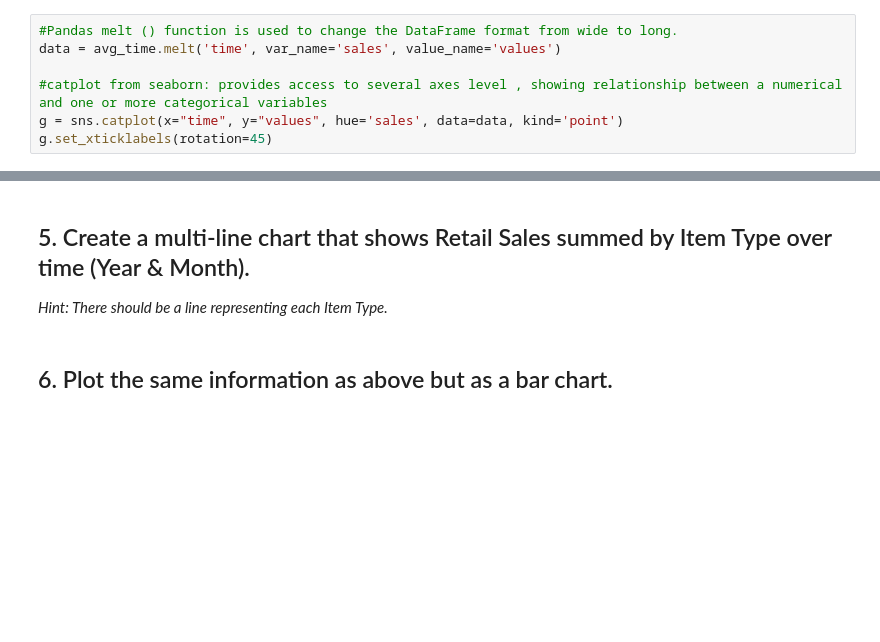
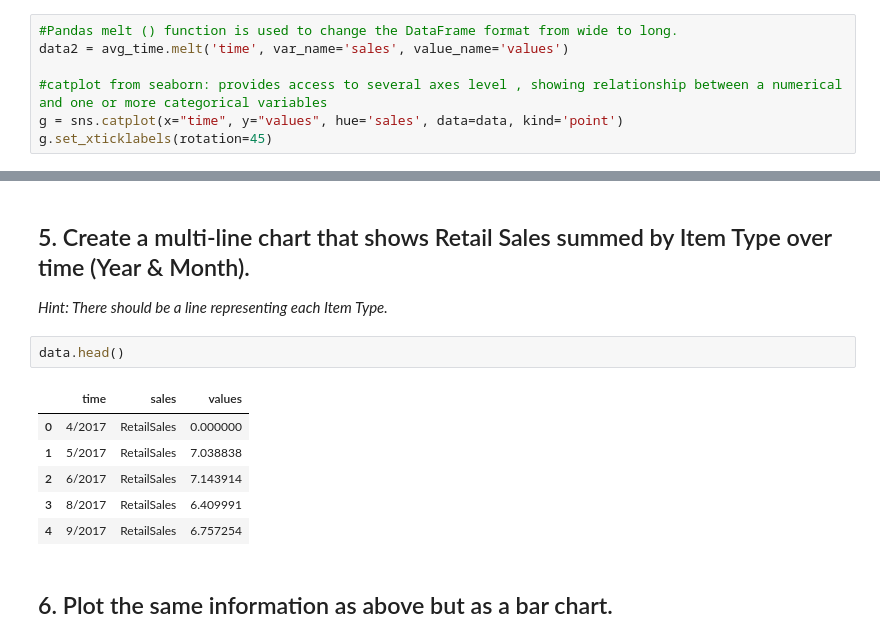
Before and after one commit to JaimeSastreCrespo/DAFT_1022, a Jupyter notebook: module_2/Lab_2_ Plotting-Multiple-Data-Series/main.ipynb, the cells around one changed output, grey strips where cells are left out. Drawn from its saved outputs; the diff is of its cells as text; blank space fills up the shorter version.

```diff
--- a/module_2/Lab_2_ Plotting-Multiple-Data-Series/main.ipynb
+++ b/module_2/Lab_2_ Plotting-Multiple-Data-Series/main.ipynb
@@ -108,7 +108,7 @@ avg_time
 | 9 | 5.939247 | 6.050136 | 20.229658 | 2/2018 |
 # %%
 #Pandas melt () function is used to change the DataFrame format from wide to long.
-data = avg_time.melt('time', var_name='sales', value_name='values')
+data2 = avg_time.melt('time', var_name='sales', value_name='values')
 
 #catplot from seaborn: provides access to several axes level , showing relationship between a numerical and one or more categorical variables
 g = sns.catplot(x="time", y="values", hue='sales', data=data, kind='point')
@@ -126,6 +125,15 @@ bar = sns.barplot(x="time", y="values", hue='sales', data=data)
 ## 5. Create a multi-line chart that shows Retail Sales summed by Item Type over time (Year & Month).
 
 *Hint: There should be a line representing each Item Type.*
+# %%
+data.head()
+# %% [output]
+|  | time | sales | values |
+| 0 | 4/2017 | RetailSales | 0.000000 |
+| 1 | 5/2017 | RetailSales | 7.038838 |
+| 2 | 6/2017 | RetailSales | 7.143914 |
+| 3 | 8/2017 | RetailSales | 6.409991 |
+| 4 | 9/2017 | RetailSales | 6.757254 |
 # %% [markdown]
 ## 6. Plot the same information as above but as a bar chart.
 # %% [markdown]
```
Also changed, not shown: parts of 1 cell of this notebook, 8 other files.
